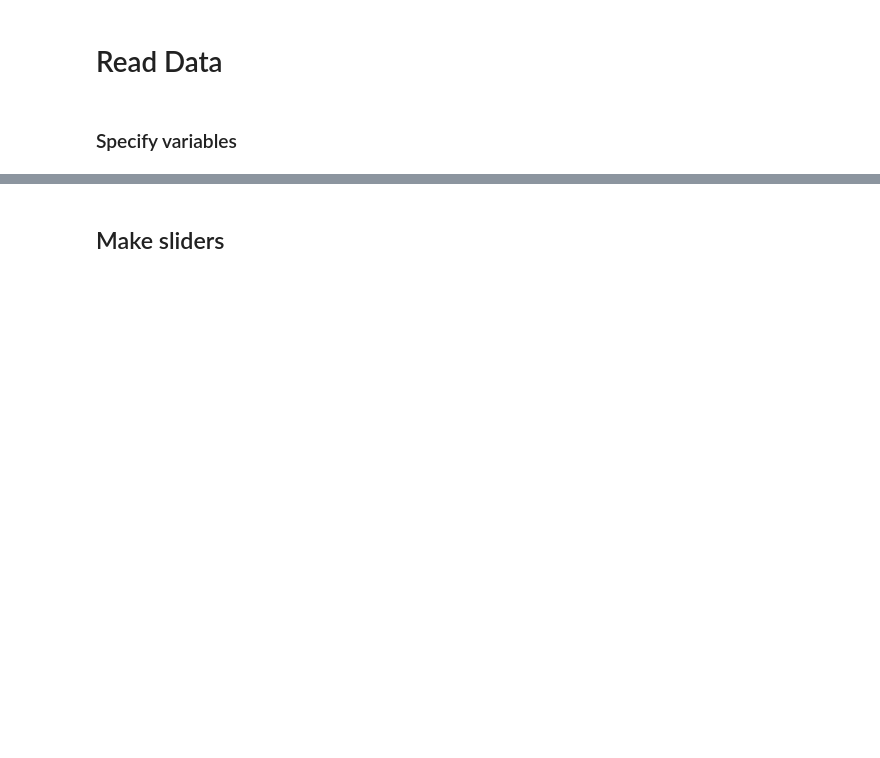
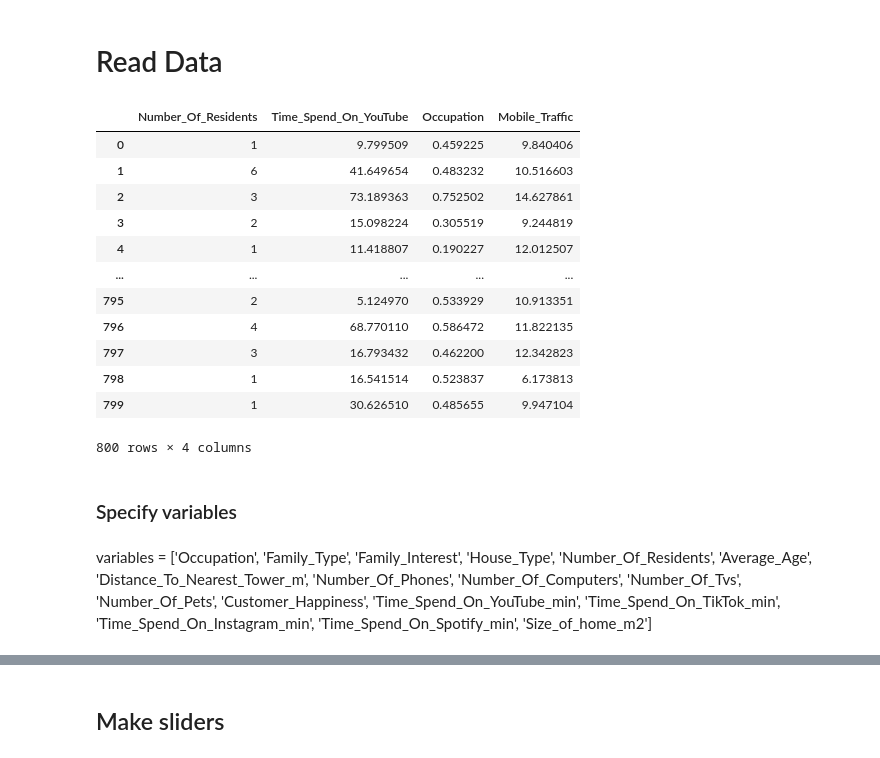
Before and after one commit to anitakurm/ScienceDay_tdcnet, a Jupyter notebook: workshop_02/Workshop_2_poc.ipynb, the cells around one changed output, grey strips where cells are left out. Cells and saved outputs as stored; diff of their text form; code cells hidden in the pictures; blank space fills up the shorter version.

```diff
--- a/workshop_02/Workshop_2_poc.ipynb
+++ b/workshop_02/Workshop_2_poc.ipynb
@@ -22,6 +22,20 @@ df = df_raw[:-200].reset_index()
+# %%
+df
+# %% [output]
+|  | Number_Of_Residents | Time_Spend_On_YouTube | Occupation | Mobile_Traffic |
+| 0 | 1 | 9.799509 | 0.459225 | 9.840406 |
+| 1 | 6 | 41.649654 | 0.483232 | 10.516603 |
+| 2 | 3 | 73.189363 | 0.752502 | 14.627861 |
+| 3 | 2 | 15.098224 | 0.305519 | 9.244819 |
+| 4 | 1 | 11.418807 | 0.190227 | 12.012507 |
+| ... | ... | ... | ... | ... |
+| 795 | 2 | 5.124970 | 0.533929 | 10.913351 |
+| 796 | 4 | 68.770110 | 0.586472 | 11.822135 |
+| 797 | 3 | 16.793432 | 0.462200 | 12.342823 |
+| 798 | 1 | 16.541514 | 0.523837 | 6.173813 |
+| 799 | 1 | 30.626510 | 0.485655 | 9.947104 |
+800 rows × 4 columns
 # %%
 df.columns = df.columns.str.replace(' ', '_')
 df.columns = df.columns.str.replace('\[', '')
 df.columns = df.columns.str.replace('\]', '')
-# %% [markdown]
-### Specify variables
@@ -35,0 +42,10 @@ variables =  ['Occupation', 'Family_Type', 'Family_Interest',
+# %% [markdown]
+### Specify variables
+# %% [markdown]
+variables =  ['Occupation', 'Family_Type', 'Family_Interest',
+       'House_Type', 'Number_Of_Residents', 'Average_Age',
+       'Distance_To_Nearest_Tower_m', 'Number_Of_Phones',
+       'Number_Of_Computers', 'Number_Of_Tvs', 'Number_Of_Pets',
+       'Customer_Happiness', 'Time_Spend_On_YouTube_min',
+       'Time_Spend_On_TikTok_min', 'Time_Spend_On_Instagram_min',
+       'Time_Spend_On_Spotify_min', 'Size_of_home_m2']
```
Also changed, not shown: parts of 16 cells of this notebook, 1 other file.
